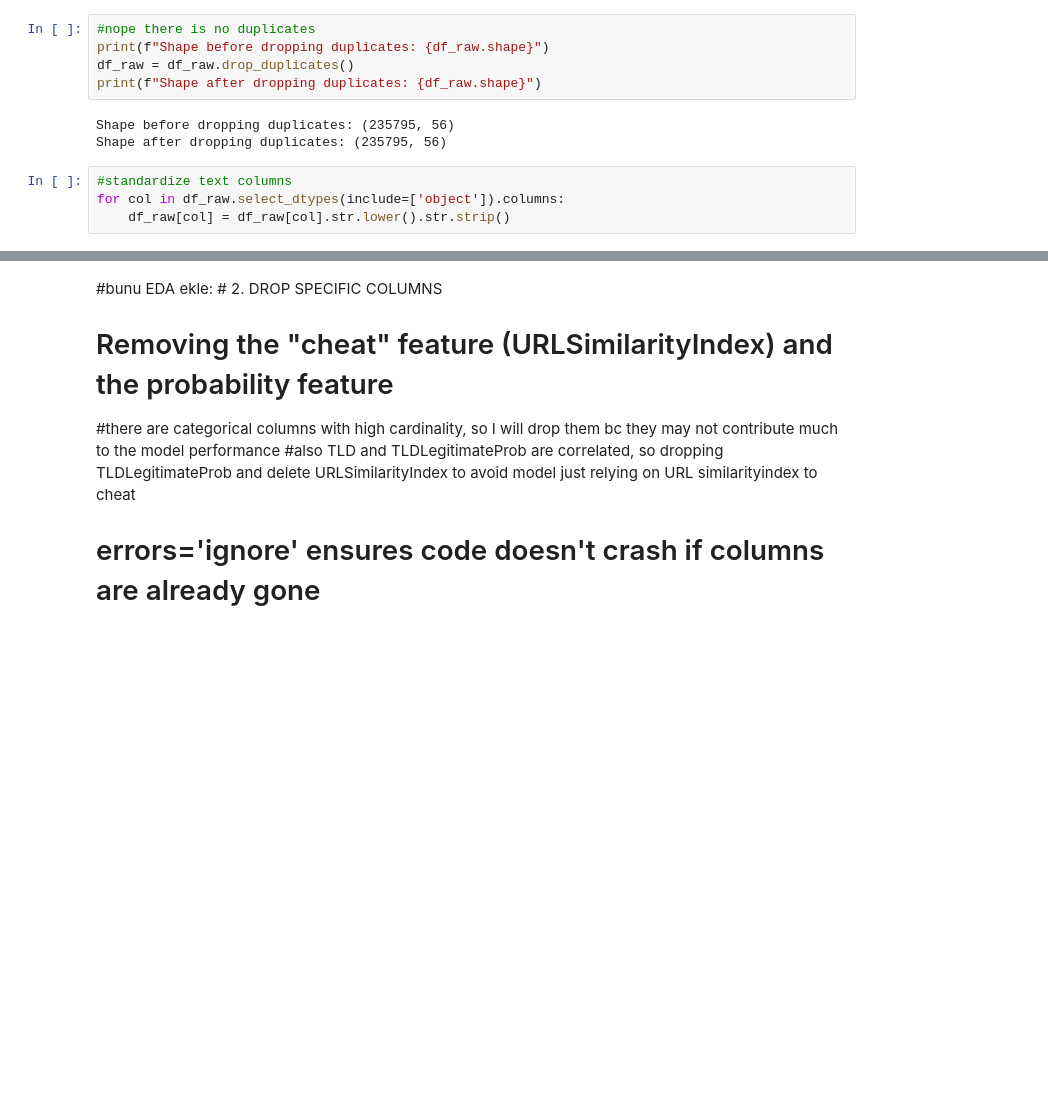
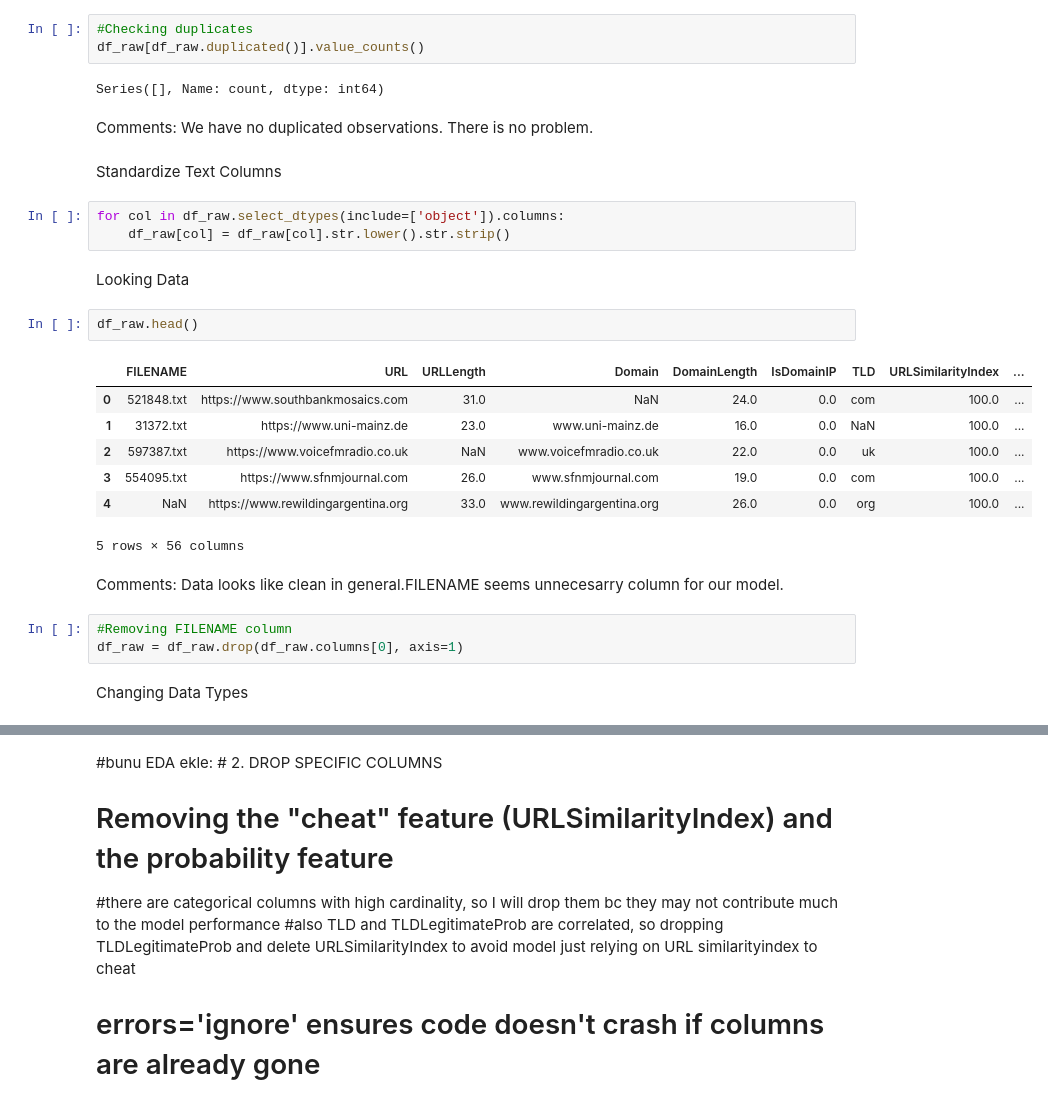
Before and after one commit to BugraAKKUS/Phishing-URL--Website--Detection, a Jupyter notebook: data_cleaning&preprocessing.ipynb, the cells around one changed output, grey strips where cells are left out. Saved outputs shown, nothing was run; the diff lists cells and outputs as text; blank space fills up the shorter version.

Commit message:
cleaning part added with comments

```diff
--- a/data_cleaning&preprocessing.ipynb
+++ b/data_cleaning&preprocessing.ipynb
@@ -5,12 +13,31 @@ df_raw = pd.read_csv('Phishing_URL_ds_5percent_missing.csv')
 # %%
-#nope there is no duplicates
-print(f"Shape before dropping duplicates: {df_raw.shape}")
-df_raw = df_raw.drop_duplicates()
-print(f"Shape after dropping duplicates: {df_raw.shape}")
+#Checking duplicates
+df_raw[df_raw.duplicated()].value_counts()
 # %% [output]
-Shape before dropping duplicates: (235795, 56)
-Shape after dropping duplicates: (235795, 56)
+Series([], Name: count, dtype: int64)
+# %% [markdown]
+Comments: We have no duplicated observations. There is no problem.
+# %% [markdown]
+Standardize Text Columns
 # %%
-#standardize text columns
 for col in df_raw.select_dtypes(include=['object']).columns:
     df_raw[col] = df_raw[col].str.lower().str.strip()
+# %% [markdown]
+Looking Data
+# %%
+df_raw.head()
+# %% [output]
+|  | FILENAME | URL | URLLength | Domain | DomainLength | IsDomainIP | TLD | URLSimilarityIndex | ... |
+| 0 | 521848.txt | https://www.southbankmosaics.com | 31.0 | NaN | 24.0 | 0.0 | com | 100.0 | ... |
+| 1 | 31372.txt | https://www.uni-mainz.de | 23.0 | www.uni-mainz.de | 16.0 | 0.0 | NaN | 100.0 | ... |
+| 2 | 597387.txt | https://www.voicefmradio.co.uk | NaN | www.voicefmradio.co.uk | 22.0 | 0.0 | uk | 100.0 | ... |
+| 3 | 554095.txt | https://www.sfnmjournal.com | 26.0 | www.sfnmjournal.com | 19.0 | 0.0 | com | 100.0 | ... |
+| 4 | NaN | https://www.rewildingargentina.org | 33.0 | www.rewildingargentina.org | 26.0 | 0.0 | org | 100.0 | ... |
+5 rows × 56 columns
+# %% [markdown]
+Comments: Data looks like clean in general.FILENAME seems unnecesarry column for our model.
+# %%
+#Removing FILENAME column
+df_raw = df_raw.drop(df_raw.columns[0], axis=1)
+# %% [markdown]
+Changing Data Types
```
Also changed, not shown: parts of 22 cells of this notebook, 2 other files.
